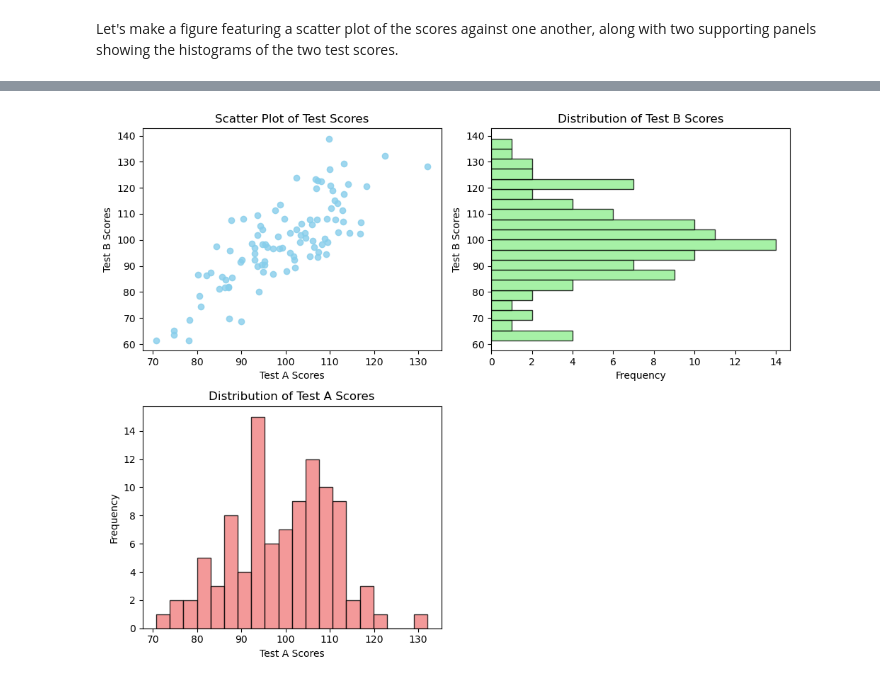
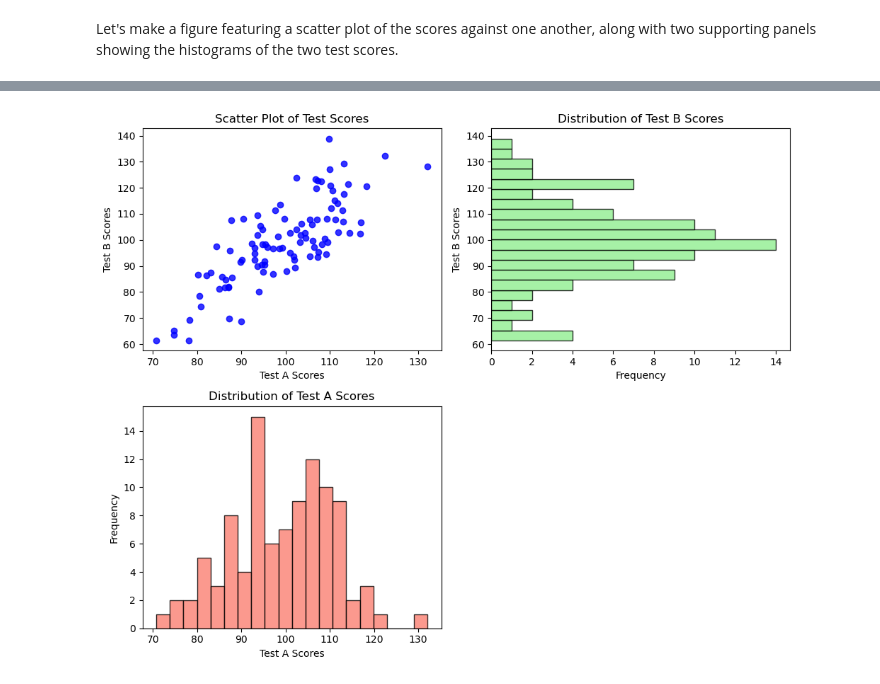
Before and after one commit to alaruqihwala/FDS2, a Jupyter notebook: tu_10_multiAxisFigs_2_HW.ipynb, the cells around one changed output, grey strips where cells are left out. Saved outputs shown, nothing was run; the diff lists cells and outputs as text; code cells hidden in the pictures.

```diff
--- a/tu_10_multiAxisFigs_2_HW.ipynb
+++ b/tu_10_multiAxisFigs_2_HW.ipynb
@@ -26,35 +26,35 @@ import matplotlib.pyplot as plt
 my_rng = np.random.default_rng(seed=42)
 test_a = my_rng.normal(100, 15, (100, 1))
 test_b = test_a + my_rng.normal(0, 10, test_a.shape)
 
 # Create a figure and subplots
-fig, axs = plt.subplots(2, 2, figsize=(10, 8))
+fig, axs = plt.subplots(2, 2, figsize = (10, 8))
 
 # Scatter plot
-axs[0, 0].scatter(test_a, test_b, color='skyblue', marker='o', alpha=0.8)
+axs[0, 0].scatter(test_a, test_b, color = 'blue', marker = 'o', alpha = 0.8)
 axs[0, 0].set_xlabel('Test A Scores')
 axs[0, 0].set_ylabel('Test B Scores')
 axs[0, 0].set_title('Scatter Plot of Test Scores')
 
 # Histogram for Test A
-axs[1, 0].hist(test_a, bins=20, color='lightcoral', edgecolor='black', alpha=0.8)
+axs[1, 0].hist(test_a, bins = 20, color = 'salmon', edgecolor = 'black', alpha = 0.8)
 axs[1, 0].set_title('Distribution of Test A Scores')
 axs[1, 0].set_ylabel('Frequency')
 axs[1, 0].set_xlabel('Test A Scores')
 
 # Histogram for Test B
-axs[0, 1].hist(test_b, bins=20, color='lightgreen', edgecolor='black', alpha=0.8, orientation='horizontal')
+axs[0, 1].hist(test_b, bins = 20, color ='lightgreen', edgecolor = 'black', alpha = 0.8, orientation = 'horizontal')
 axs[0, 1].set_title('Distribution of Test B Scores')
 axs[0, 1].set_xlabel('Frequency')
 axs[0, 1].set_ylabel('Test B Scores')
 
 # Remove empty subplot in the bottom right corner
 fig.delaxes(axs[1, 1])
 
 # Adjust layout
 plt.tight_layout()
 
 # Show the figure
 plt.show()
 # %% [output]
-[figure, old version]
+[figure, new version]
```
Also changed, not shown: 19 other files.
